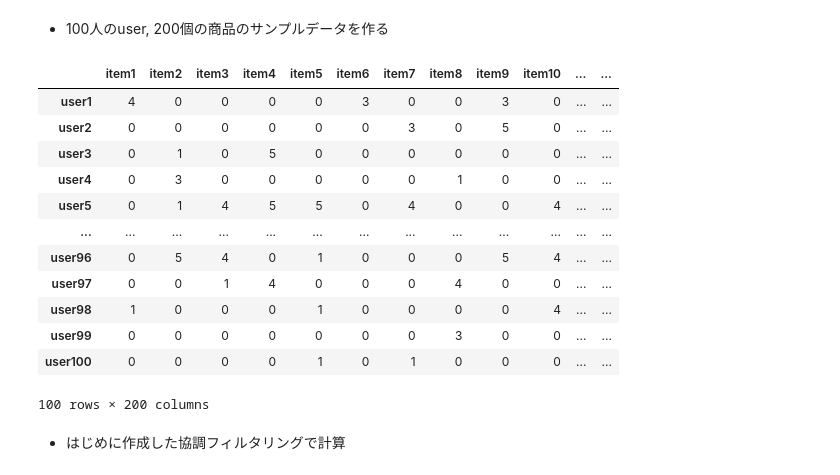
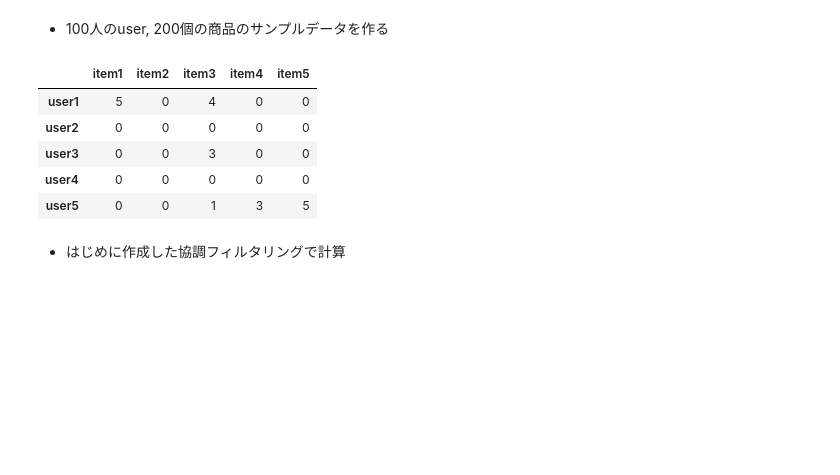
Before and after one commit to emori92/recommender_practice, a Jupyter notebook: 2_recommender_practice.ipynb, the cells around one changed output. Cells and saved outputs as stored; diff of their text form; code cells hidden in the pictures; blank space fills up the shorter version.

```diff
--- a/2_recommender_practice.ipynb
+++ b/2_recommender_practice.ipynb
@@ -94,46 +94,39 @@ array([[5.        , 3.        , 0.        , 0.        ],
 # %%
 # matrix dimention parameter
 user_num = 100
 item_num = 200
 
 # rating probability
 probability = [.7, .06, .03, .06, .09, .06]
 
 # create rating matrix function
 def create_user_vector():
     user_vector = np.random.choice(6, item_num, p=probability)
     return user_vector
 
 # create matrix
 X = []
 
 for i in range(user_num):
     vector = create_user_vector()
     X.append(vector)
 
 # column of DataFrame
 X = np.array(X)
 index = [f'user{u}' for u in range(1, (user_num + 1))]
 columns = [f'item{i}' for i in range(1, (item_num + 1))]
 
 # DataFrame
 X = pd.DataFrame(X, index=index, columns=columns)
 
-X
+X.iloc[:5, :5]
 # %% [output]
-|  | item1 | item2 | item3 | item4 | item5 | item6 | item7 | item8 | item9 | item10 | ... | ... |
-| user1 | 4 | 0 | 0 | 0 | 0 | 3 | 0 | 0 | 3 | 0 | ... | ... |
-| user2 | 0 | 0 | 0 | 0 | 0 | 0 | 3 | 0 | 5 | 0 | ... | ... |
-| user3 | 0 | 1 | 0 | 5 | 0 | 0 | 0 | 0 | 0 | 0 | ... | ... |
-| user4 | 0 | 3 | 0 | 0 | 0 | 0 | 0 | 1 | 0 | 0 | ... | ... |
-| user5 | 0 | 1 | 4 | 5 | 5 | 0 | 4 | 0 | 0 | 4 | ... | ... |
-| ... | ... | ... | ... | ... | ... | ... | ... | ... | ... | ... | ... | ... |
-| user96 | 0 | 5 | 4 | 0 | 1 | 0 | 0 | 0 | 5 | 4 | ... | ... |
-| user97 | 0 | 0 | 1 | 4 | 0 | 0 | 0 | 4 | 0 | 0 | ... | ... |
-| user98 | 1 | 0 | 0 | 0 | 1 | 0 | 0 | 0 | 0 | 4 | ... | ... |
-| user99 | 0 | 0 | 0 | 0 | 0 | 0 | 0 | 3 | 0 | 0 | ... | ... |
-| user100 | 0 | 0 | 0 | 0 | 1 | 0 | 1 | 0 | 0 | 0 | ... | ... |
+|  | item1 | item2 | item3 | item4 | item5 |
+| user1 | 5 | 0 | 4 | 0 | 0 |
+| user2 | 0 | 0 | 0 | 0 | 0 |
+| user3 | 0 | 0 | 3 | 0 | 0 |
+| user4 | 0 | 0 | 0 | 0 | 0 |
+| user5 | 0 | 0 | 1 | 3 | 5 |
-100 rows × 200 columns
 # %% [markdown]
 - はじめに作成した協調フィルタリングで計算
 # %%
```
Also changed, not shown: parts of 9 cells of this notebook, 3 other files.
